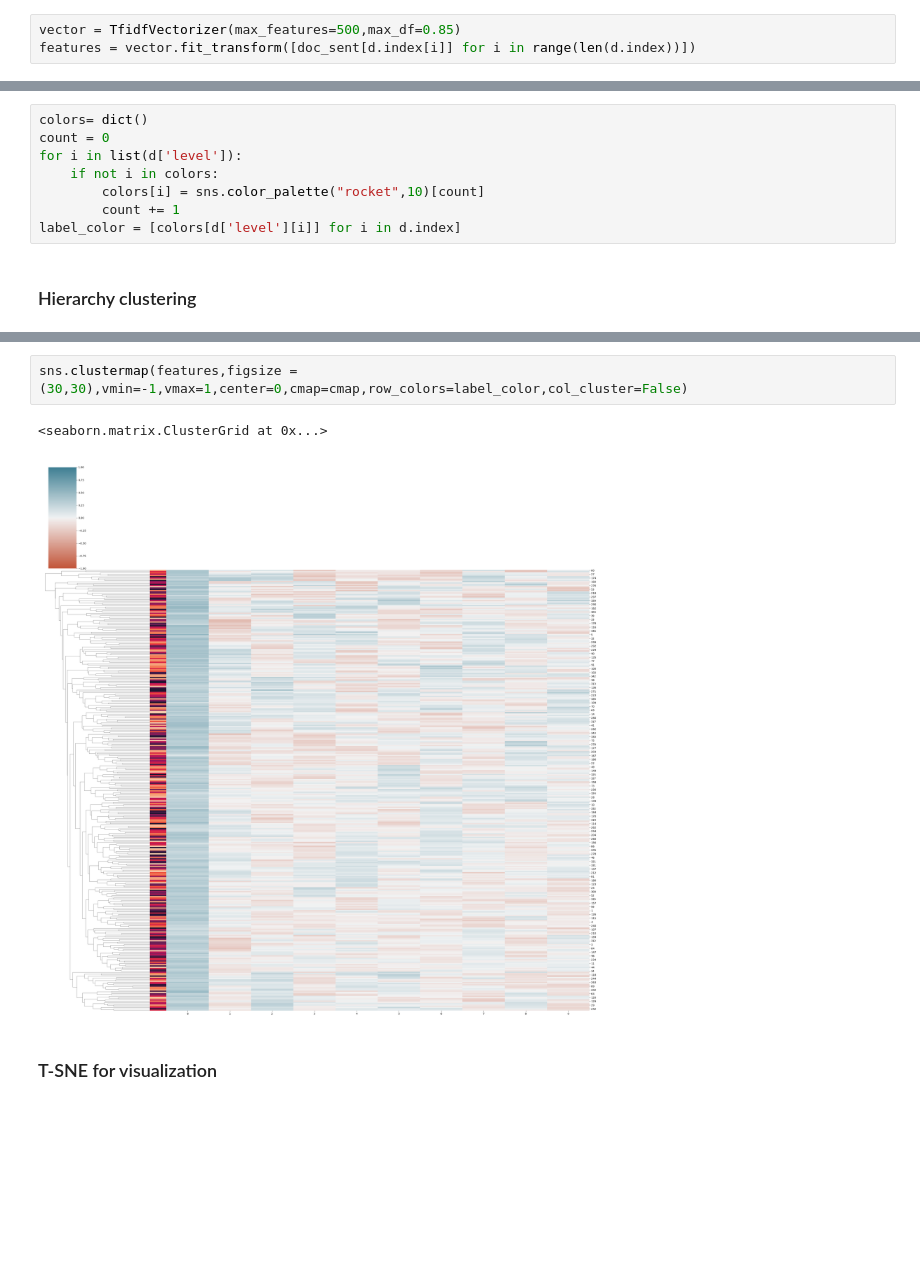
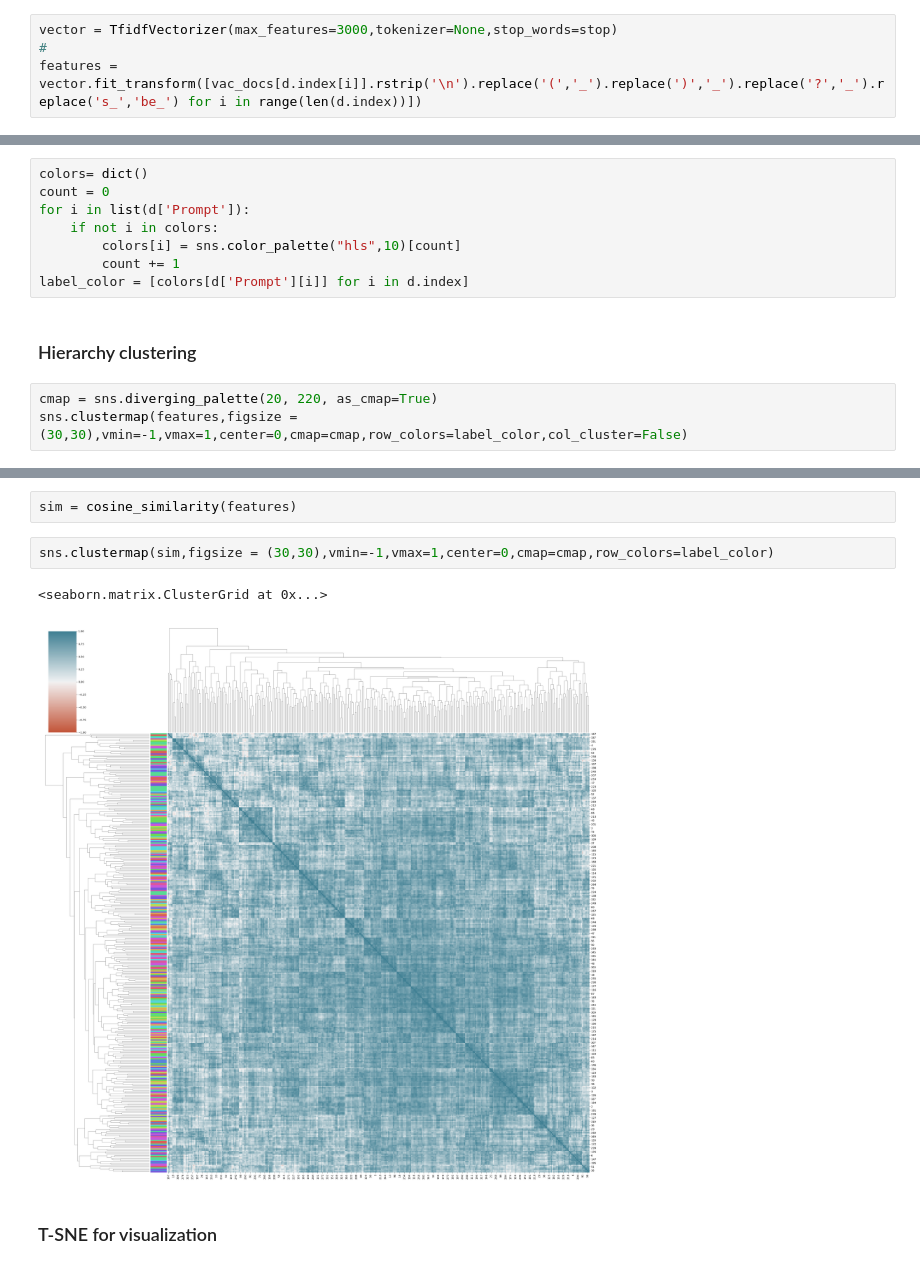
Before and after one commit to Zhurp2020/aes-with-bert, a Jupyter notebook: final-sim.ipynb, the cells around one changed output, grey strips where cells are left out. Saved outputs shown, nothing was run; the diff lists cells and outputs as text; blank space fills up the shorter version.

```diff
--- a/final-sim.ipynb
+++ b/final-sim.ipynb
@@ -45,8 +68,9 @@ with open('features/final-winter-vac.txt') as f:
 ## LSA
 ### TF-IDF encodings for vac
 # %%
-vector = TfidfVectorizer(max_features=500,max_df=0.85)
-features = vector.fit_transform([doc_sent[d.index[i]] for i in range(len(d.index))])
+vector = TfidfVectorizer(max_features=3000,tokenizer=None,stop_words=stop)
+#
+features = vector.fit_transform([vac_docs[d.index[i]].rstrip('\n').replace('(','_').replace(')','_').replace('?','_').replace('s_','be_') for i in range(len(d.index))])
 # %%
 svd = TruncatedSVD(10)
 features = svd.fit_transform(features)
@@ -69,10 +93,13 @@ sns.color_palette("hls",10)
 # %%
 colors= dict()
 count = 0
-for i in list(d['level']):
+for i in list(d['Prompt']):
     if not i in colors:
-        colors[i] = sns.color_palette("rocket",10)[count]
+        colors[i] = sns.color_palette("hls",10)[count]
         count += 1
-label_color = [colors[d['level'][i]] for i in d.index]
+label_color = [colors[d['Prompt'][i]] for i in d.index]
 # %% [markdown]
 ### Hierarchy clustering
+# %%
+cmap = sns.diverging_palette(20, 220, as_cmap=True)
+sns.clustermap(features,figsize = (30,30),vmin=-1,vmax=1,center=0,cmap=cmap,row_colors=label_color,col_cluster=False)
@@ -79,8 +109,10 @@ label_color = [colors[d['level'][i]] for i in d.index]
+# %%
+sim = cosine_similarity(features)
 # %%
-sns.clustermap(features,figsize = (30,30),vmin=-1,vmax=1,center=0,cmap=cmap,row_colors=label_color,col_cluster=False)
+sns.clustermap(sim,figsize = (30,30),vmin=-1,vmax=1,center=0,cmap=cmap,row_colors=label_color)
 # %% [output]
 <seaborn.matrix.ClusterGrid at 0x...>
-[figure, old version]
+[figure, new version]
 # %% [markdown]
 ### T-SNE for visualization
 # %%
```
Also changed, not shown: parts of 23 cells of this notebook, 6 other files.
